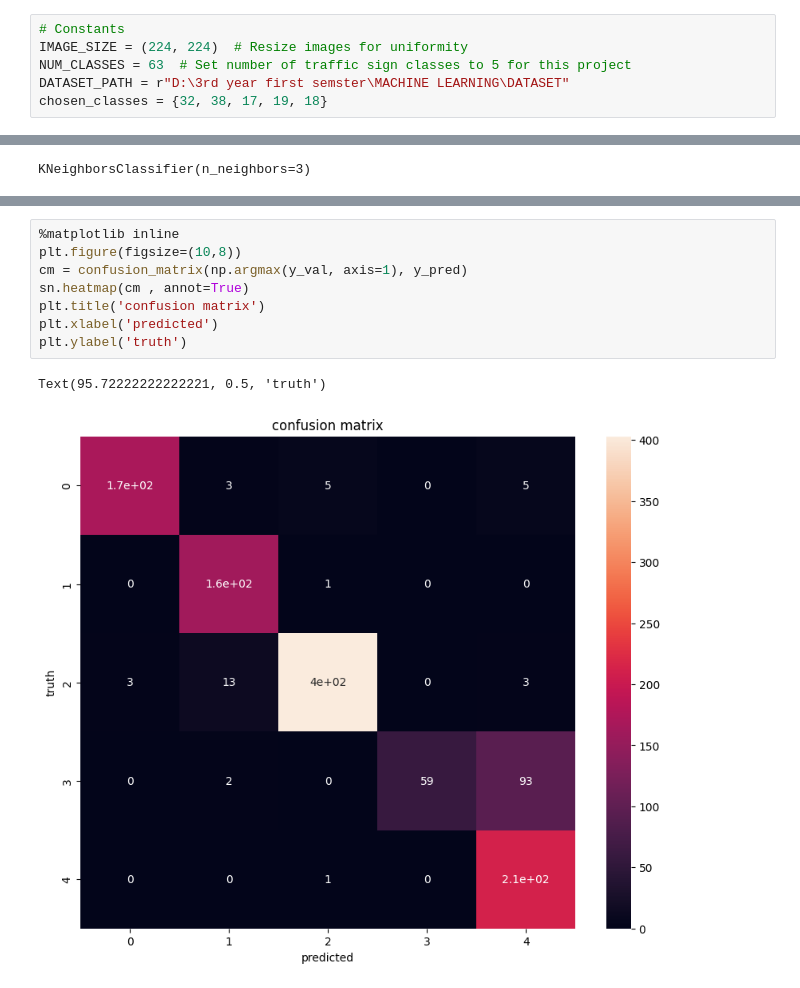
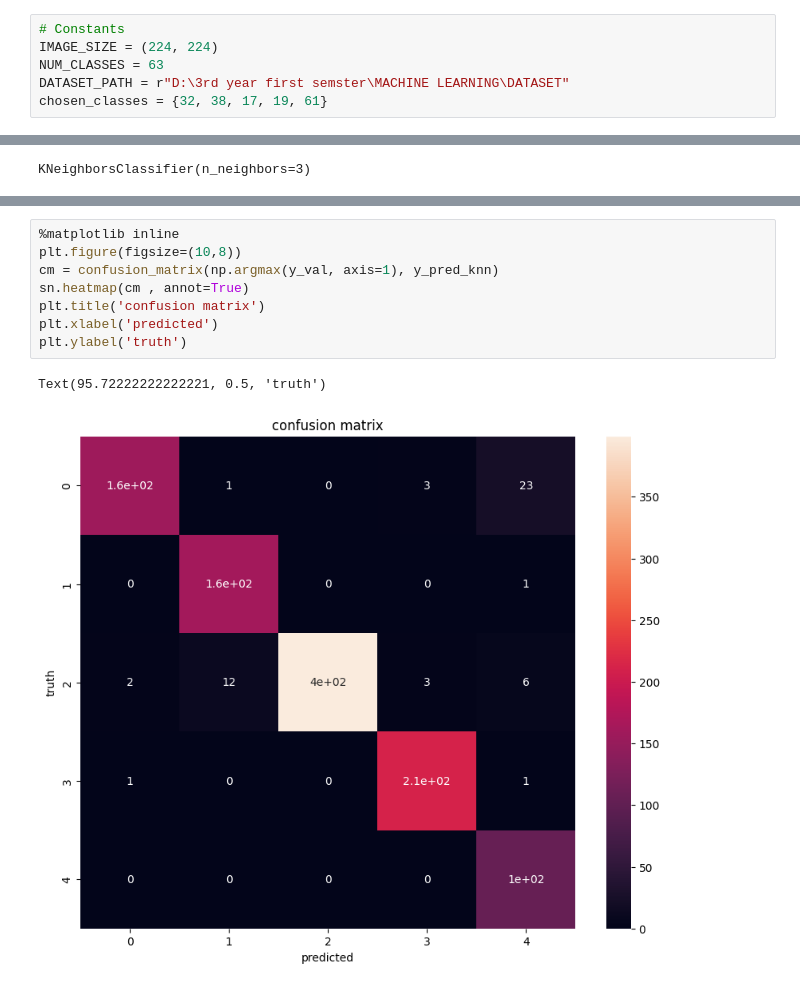
Before and after one commit to MohamedAhmedEz/ML_project, a Jupyter notebook: BelgiumTS.ipynb, the cells around one changed output, grey strips where cells are left out. Cells and saved outputs as stored; diff of their text form.

```diff
--- a/BelgiumTS.ipynb
+++ b/BelgiumTS.ipynb
@@ -11,10 +11,10 @@ import matplotlib.pyplot as plt
 import seaborn as sn
 # %%
 # Constants
-IMAGE_SIZE = (224, 224)  # Resize images for uniformity
-NUM_CLASSES = 63  # Set number of traffic sign classes to 5 for this project
+IMAGE_SIZE = (224, 224)
+NUM_CLASSES = 63
 DATASET_PATH = r"D:\3rd year first semster\MACHINE LEARNING\DATASET"
-chosen_classes = {32, 38, 17, 19, 18}
+chosen_classes = {32, 38, 17, 19, 61}
 # %%
 def load_dataset(path , folder):
     images = []
@@ -126,14 +137,14 @@ weighted avg       0.92      0.89      0.88      1135
 # %%
 %matplotlib inline
 plt.figure(figsize=(10,8))
-cm = confusion_matrix(np.argmax(y_val, axis=1), y_pred)
+cm = confusion_matrix(np.argmax(y_val, axis=1), y_pred_knn)
 sn.heatmap(cm , annot=True)
 plt.title('confusion matrix')
 plt.xlabel('predicted')
 plt.ylabel('truth')
 # %% [output]
 Text(95.72222222222221, 0.5, 'truth')
-[figure, old version]
+[figure, new version]
 # %%
 from sklearn.metrics import roc_curve, auc
 from sklearn.preprocessing import label_binarize
```
Also changed, not shown: parts of 6 cells of this notebook.
